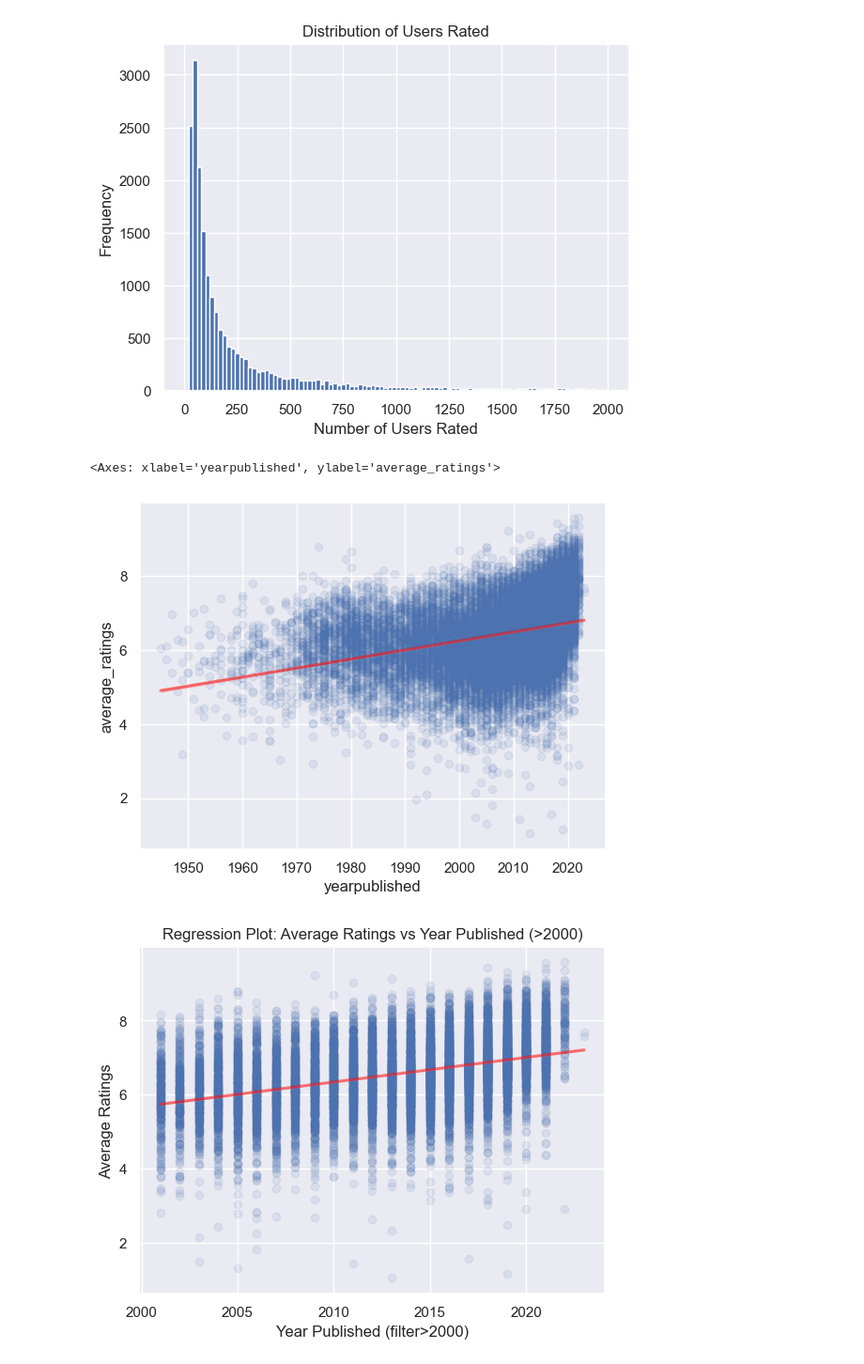
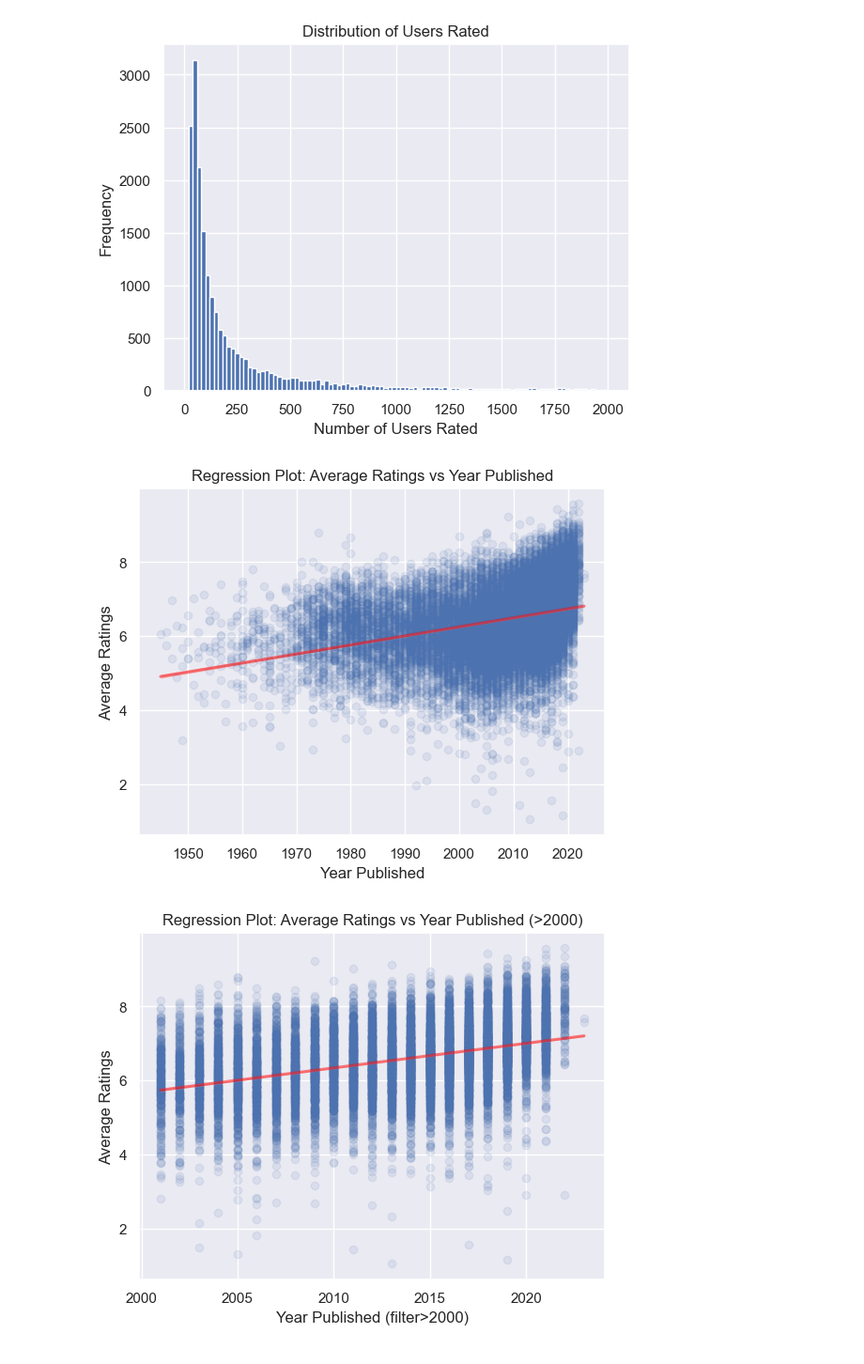
Before and after one commit to ursumarius/linear-regression-board-games, a Jupyter notebook: eda-regression.ipynb, the cells around one changed output. Shown at 94% size. Saved outputs shown, nothing was run; the diff lists cells and outputs as text; code cells hidden in the pictures.

Commit message:
EDA: Corrections for readability, adding initial stages before regression

```diff
--- a/eda-regression.ipynb
+++ b/eda-regression.ipynb
@@ -168,11 +187,13 @@ plt.show()
 # %% [output]
 [figure]
 # %%
-
 # how games publishing year relates to average_ratings
 sns.regplot(data=gdn, x='yearpublished', y='average_ratings', scatter_kws={'alpha':0.1}, line_kws={'color':'red', 'alpha':0.5})
+plt.xlabel('Year Published')
+plt.ylabel('Average Ratings')
+plt.title('Regression Plot: Average Ratings vs Year Published')
+plt.show()
 # %% [output]
-<Axes: xlabel='yearpublished', ylabel='average_ratings'>
-[figure, old version]
+[figure, new version]
 # %%
 # how games publishing year relates to average_ratings, games after 2000
```
Also changed, not shown: parts of 25 cells of this notebook.
